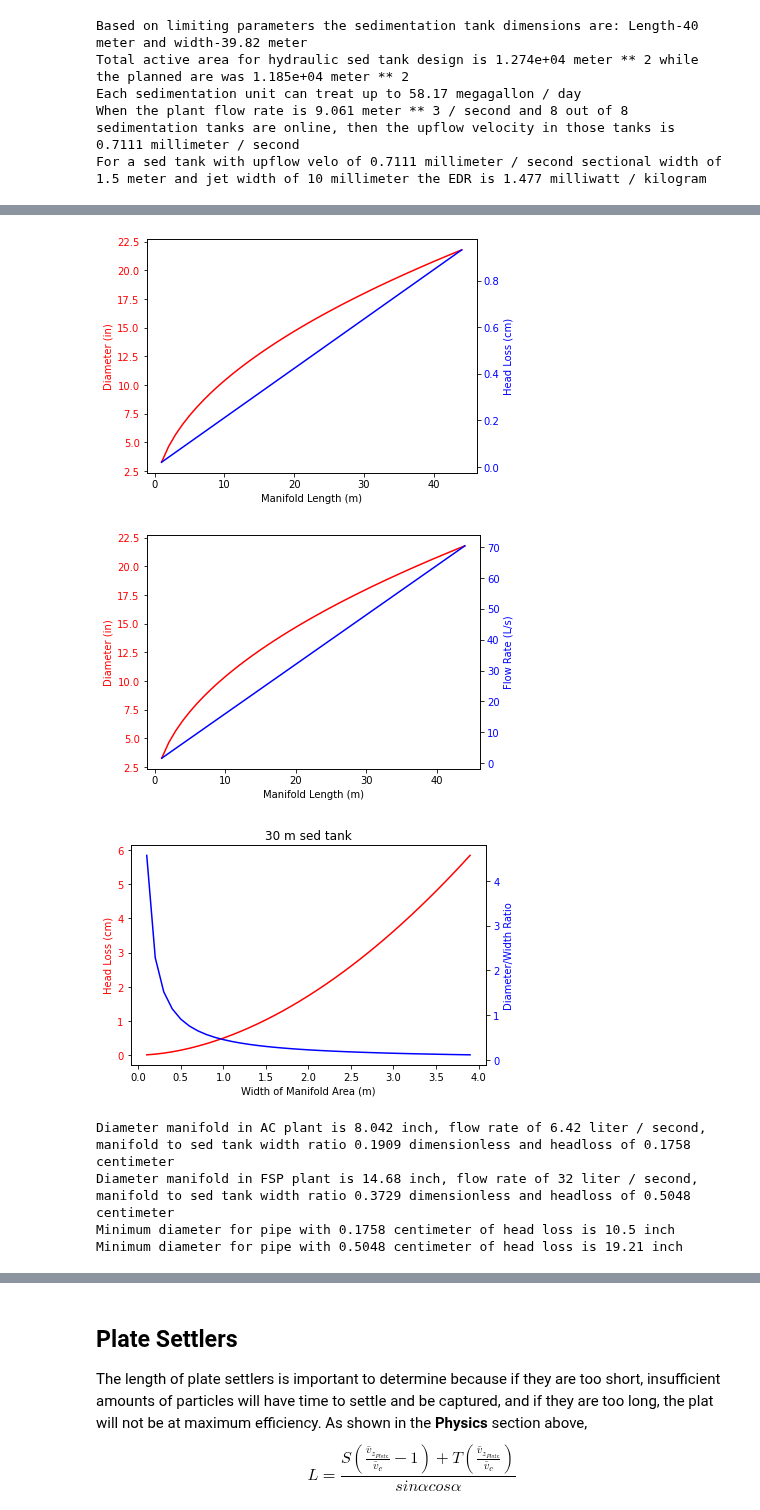
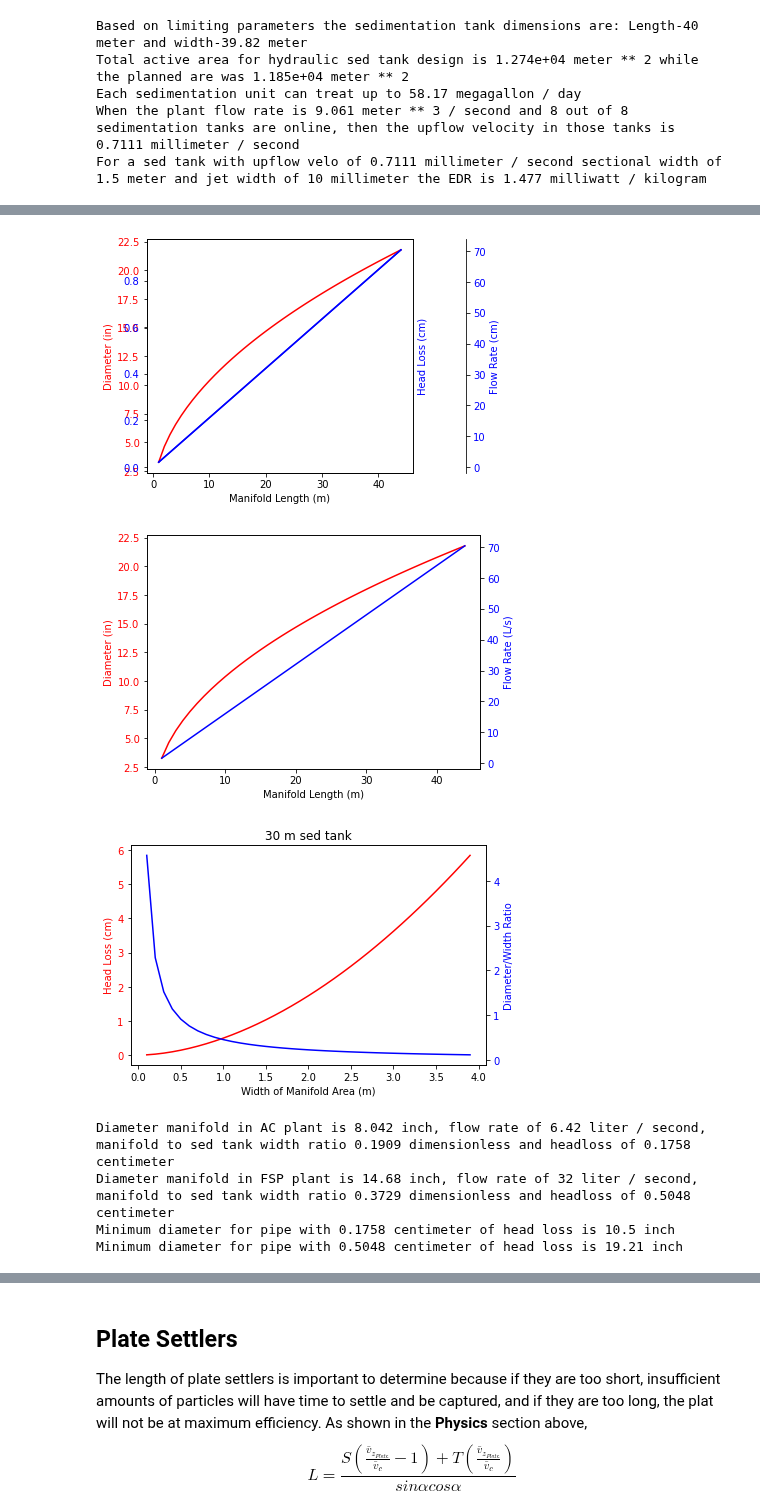
Before and after one commit to MWSteams/4590FSP, a Jupyter notebook: Sedimentation_Hydraulic.ipynb, the cells around one changed output, grey strips where cells are left out. Saved outputs shown, nothing was run; the diff lists cells and outputs as text; code cells hidden in the pictures.

```diff
--- a/Sedimentation_Hydraulic.ipynb
+++ b/Sedimentation_Hydraulic.ipynb
@@ -476,6 +476,13 @@ ax2 = ax1.twinx()  #create a second y axis
 ax2.set_ylabel('Head Loss (cm)', color='blue')  #
 ax2.plot(lengths, headloss, color='blue')
 ax2.tick_params(axis='y', labelcolor='blue')
+
+ax3 = ax2.twinx()  #create a second y axis
+
+ax3.set_ylabel('Flow Rate (cm)', color='blue')  #
+ax3.plot(lengths, Q, color='blue')
+ax3.tick_params(axis='y', labelcolor='blue')
+ax3.spines["right"].set_position(("axes", 1.2))
 
 fig.tight_layout()
 plt.show()
@@ -568,34 +575,34 @@ for l in lengths:
 
 # number of diffusers based on standard AC design
 n_diffusers_AC = (L_Sed / (5*u.cm)).to(u.dimensionless)
 n_diffusers_FSP = ( length_sed_unit_FSP/ (5*u.cm)).to(u.dimensionless)
 
 # Head loss in manifold function from AC Core
 head_loss_manifold_AC_2 = ac.headloss_manifold(manifold_AC[1], manifold_AC[0], L_Sed, KMinor_manifold, Nu, Roughness,NumOutlets = n_diffusers_AC )
 head_loss_manifold_FSP_2 = ac.headloss_manifold(manifold_FSP[1], manifold_FSP[0], length_sed_unit_FSP, KMinor_manifold, Nu, Roughness, NumOutlets=n_diffusers_FSP )
 
 
 print('Diameter manifold in AC plant is '+str(manifold_AC[0])+', flow rate of '+str(manifold_AC[1])+
       ', manifold to sed tank width ratio '+str(ratio_manifold_sed_AC)+' and headloss of '+str(head_loss_manifold_AC_2.to(u.cm)) )
 print('Diameter manifold in FSP plant is '+str(manifold_FSP[0])+', flow rate of '+str(manifold_FSP[1])+
       ', manifold to sed tank width ratio '+str(ratio_manifold_sed_FSP)+' and headloss of '+str(head_loss_manifold_FSP_2.to(u.cm)) )
 
 
 ## next calculate the diameter of a pipe based on desired max head loss value
 # Issue with the previous analysis is that if works if the headloss is kept low. With our higher flow rates this
 # may not be true
 
 diam_manifold_AC = ac.diam_pipe(manifold_AC[1], head_loss_manifold_AC_2, L_Sed , Nu, Roughness,KMinor_manifold)
 diam_manifold_FSP = ac.diam_pipe(manifold_FSP[1], head_loss_manifold_FSP_2, length_sed_unit_FSP , Nu, Roughness, KMinor_manifold)
 
 # What amount of head loss in the manifold is acceptable? Should we try to keep the head loss as low as in the AC designs?
 # if we do that then we can set the head loss in diam_manifold_FSP equal to head_loss_manifold_AC_2
 # more head loss in the pipe could probably help flow distribution and counter the pressure recovery
 
 print('Minimum diameter for pipe with '+str(head_loss_manifold_AC_2.to(u.cm))+' of head loss is '+str(diam_manifold_AC.to(u.inch)))
 print('Minimum diameter for pipe with '+str(head_loss_manifold_FSP_2.to(u.cm))+' of head loss is '+str(diam_manifold_FSP.to(u.inch)))
 # %% [output]
-[figure, old version]
+[figure, new version]
 [figure]
 [figure]
 Diameter manifold in AC plant is 8.042 inch, flow rate of 6.42 liter / second, manifold to sed tank width ratio 0.1909 dimensionless and headloss of 0.1758 centimeter
```
